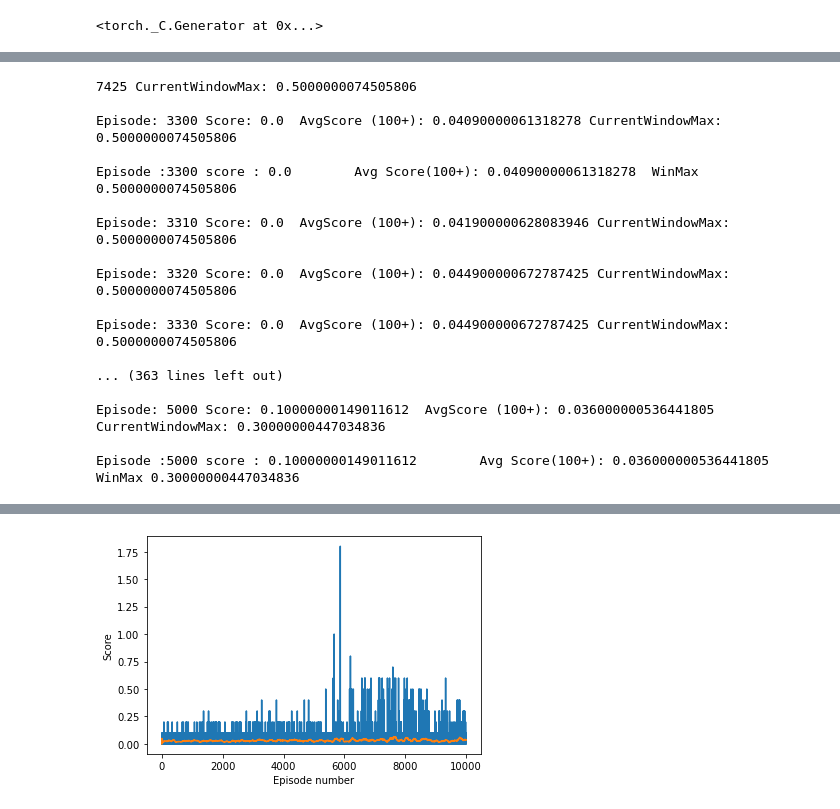
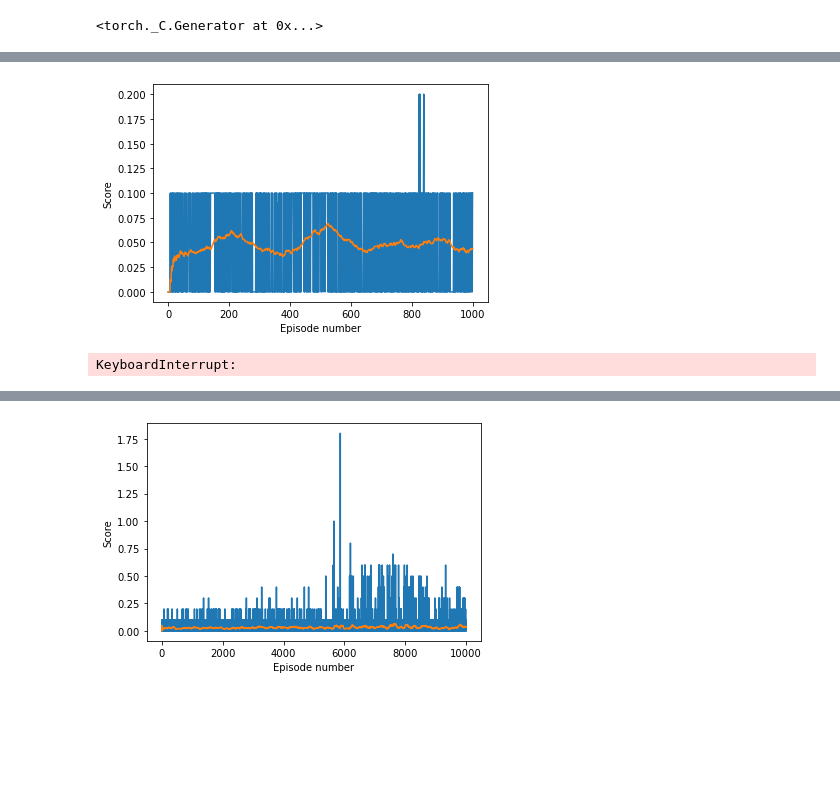
Before and after one commit to SENC/AiTennis, a Jupyter notebook: sourcecode/Tennis.ipynb, the cells around one changed output, grey strips where cells are left out. Cells and saved outputs as stored; diff of their text form; code cells hidden in the pictures; blank space fills up the shorter version.

Commit message:
Update NNModel Neurons, HP Tuning-avgp38-Max 2.6

```diff
--- a/sourcecode/Tennis.ipynb
+++ b/sourcecode/Tennis.ipynb
@@ -283,9 +288,9 @@ HP :Gamma :0.99896 , TAU:0.00013, LR_Act :7.5e-08 , LR_Critic 2e-07 , Mu 0, Thet
 # %%
 #Load trained model weights where got 0.5 in 1800 episodes itself
 
-actornnk_path ="./Maxpoint9/checkpoint_actor_point_base-copy4.pth"
-criticnn_path ="./Maxpoint9/checkpoint_critic_point_base-copy4.pth"
-act_tar_path = "./Maxpoint9/checkpoint_actor_target_base-copy4.pth"
-critc_tar_path="./Maxpoint9/checkpoint_critic_target_base-copy4.pth"
+actornnk_path ="./avgp91/checkpoint_actor_point_base-Copy10.pth"
+criticnn_path ="./avgp91/checkpoint_critic_point_base-Copy10.pth"
+act_tar_path = "./avgp91/checkpoint_actor_target_base-Copy10.pth"
+critc_tar_path="./avgp91/checkpoint_critic_target_base-Copy10.pth"
 colabAI.load_trained_model(actornnk_path,criticnn_path,act_tar_path,critc_tar_path)
 # %% [output]
@@ -299,6 +304,12 @@ criticnn_path ="./Max1_7/checkpoint_critic_point_base1p7.pth"
 act_tar_path = "./Max1_7/checkpoint_actor_target_base1p7.pth"
 critc_tar_path="./Max1_7/checkpoint_critic_target_base1p7.pth"
 colabAI.load_trained_model(actornnk_path,criticnn_path,act_tar_path,critc_tar_path)
+
+actornnk_path ="./Max2p8/checkpoint_actor_point_base2p8.pth"
+criticnn_path ="./Max2p8/checkpoint_critic_point_base2p8.pth"
+act_tar_path = "./Max2p8/checkpoint_actor_target_base2p8.pth"
+critc_tar_path="./Max2p8/checkpoint_critic_target_base2p8.pth"
+colabAI.load_trained_model(actornnk_path,criticnn_path,act_tar_path,critc_tar_path)
 # %% [output]
 Loading trained models from ./Max1_7/checkpoint_actor_point_base1p7.pth and ./Max1_7/checkpoint_critic_point_base1p7.pth
 Done!
@@ -304,0 +318,7 @@ Done!
+# %%
+#NN Model updated
+actornnk_path =".\winavgp95\checkpoint_actor_point_base.pth"
+criticnn_path =".\winavgp95\checkpoint_critic_point_base.pth"
+act_tar_path = ".\winavgp95\checkpoint_actor_target_base.pth"
+critc_tar_path=".\winavgp95\checkpoint_critic_target_base.pth"
+colabAI.load_trained_model(actornnk_path,criticnn_path,act_tar_path,critc_tar_path)
@@ -346,0 +342,5 @@ Gamma:0.99896 , exploreFactor:0.00327,LrAct :7.5e-08,LrCritic:2e-07,Tau:0.00013,
+# %%
+#Training Tennis Agents
+#Gamma:0.998789 , exploreFactor:0.5024,LrAct :1e-07,LrCritic:2.5e-06,Tau:0.0013,Sigma:0.29,Theta:0.193
+trainMultiAgents(env,colabAI,episodes_score,scores_window,avg_score,n_episodes=1000)
+save_model_weights(colabAI)
@@ -346,0 +365,5 @@ Gamma:0.99896 , exploreFactor:0.00327,LrAct :7.5e-08,LrCritic:2e-07,Tau:0.00013,
+# %%
+
+showGraph(episodes_score,avg_score)
+# %% [output]
+[figure, added]
@@ -347,23 +376,7 @@ Gamma:0.99896 , exploreFactor:0.00327,LrAct :7.5e-08,LrCritic:2e-07,Tau:0.00013,
 # %%
 #Training Tennis Agents
-#Gamma:0.99896 , exploreFactor:0.00327,LrAct :7.5e-08,LrCritic:2e-07,Tau:0.00013,Sigma:0.279,Theta:0.19
-trainMultiAgents(env,colabAI,episodes_score,scores_window,avg_score,n_episodes=5000)
+#Gamma:0.998789 , exploreFactor:0.03669,LrAct :1.5e-09,LrCritic:2e-08,Tau:0.0012,Sigma:0.29,Theta:0.193
+trainMultiAgents(env,colabAI,episodes_score,scores_window,avg_score,n_episodes=1000)
 save_model_weights(colabAI)
 # %% [output]
-7425 CurrentWindowMax: 0.5000000074505806
-
-Episode: 3300 Score: 0.0  AvgScore (100+): 0.04090000061318278 CurrentWindowMax: 0.5000000074505806
-
-Episode :3300 score : 0.0        Avg Score(100+): 0.04090000061318278  WinMax 0.5000000074505806
-
-Episode: 3310 Score: 0.0  AvgScore (100+): 0.041900000628083946 CurrentWindowMax: 0.5000000074505806
-
-Episode: 3320 Score: 0.0  AvgScore (100+): 0.044900000672787425 CurrentWindowMax: 0.5000000074505806
-
-Episode: 3330 Score: 0.0  AvgScore (100+): 0.044900000672787425 CurrentWindowMax: 0.5000000074505806
-
-... (363 lines left out)
-
-Episode: 5000 Score: 0.10000000149011612  AvgScore (100+): 0.036000000536441805 CurrentWindowMax: 0.30000000447034836
-
-Episode :5000 score : 0.10000000149011612        Avg Score(100+): 0.036000000536441805  WinMax 0.30000000447034836
+KeyboardInterrupt:
```
Also changed, not shown: parts of 22 cells of this notebook, 20 other files.
